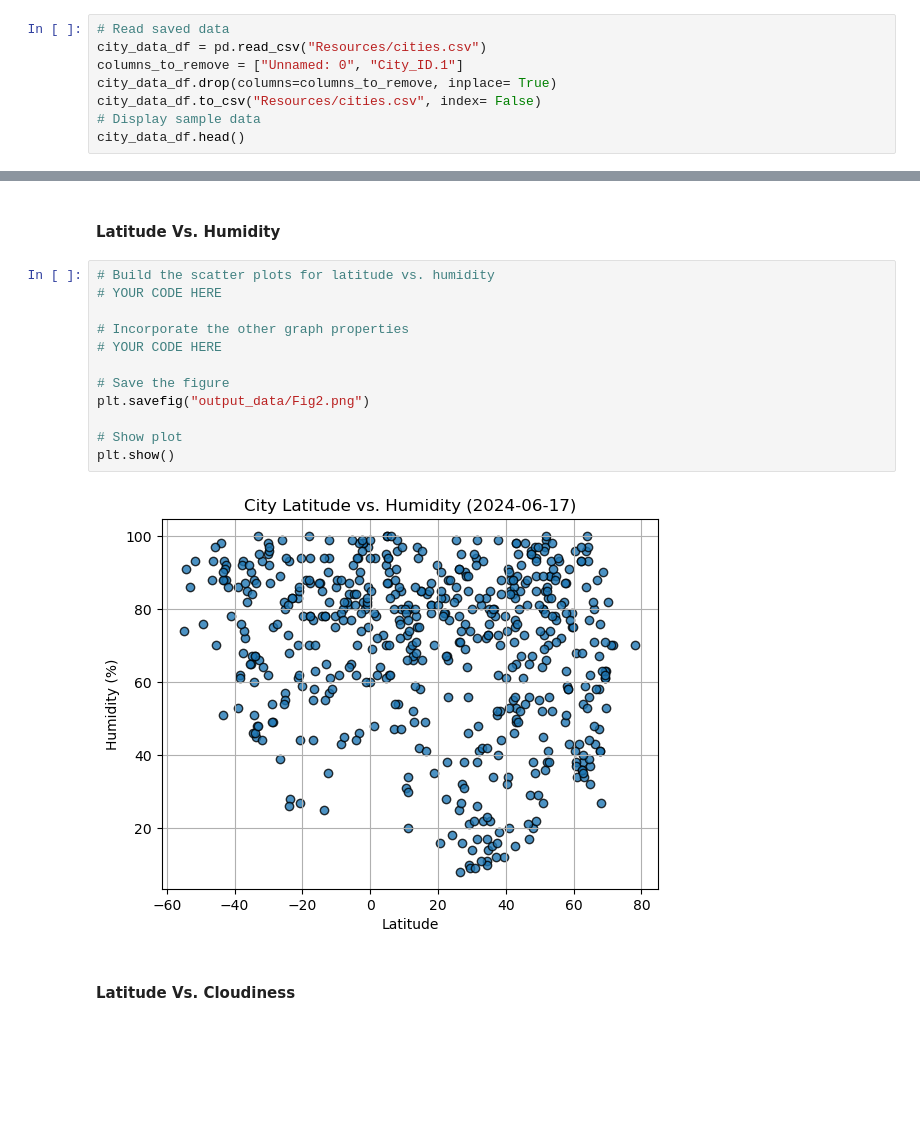
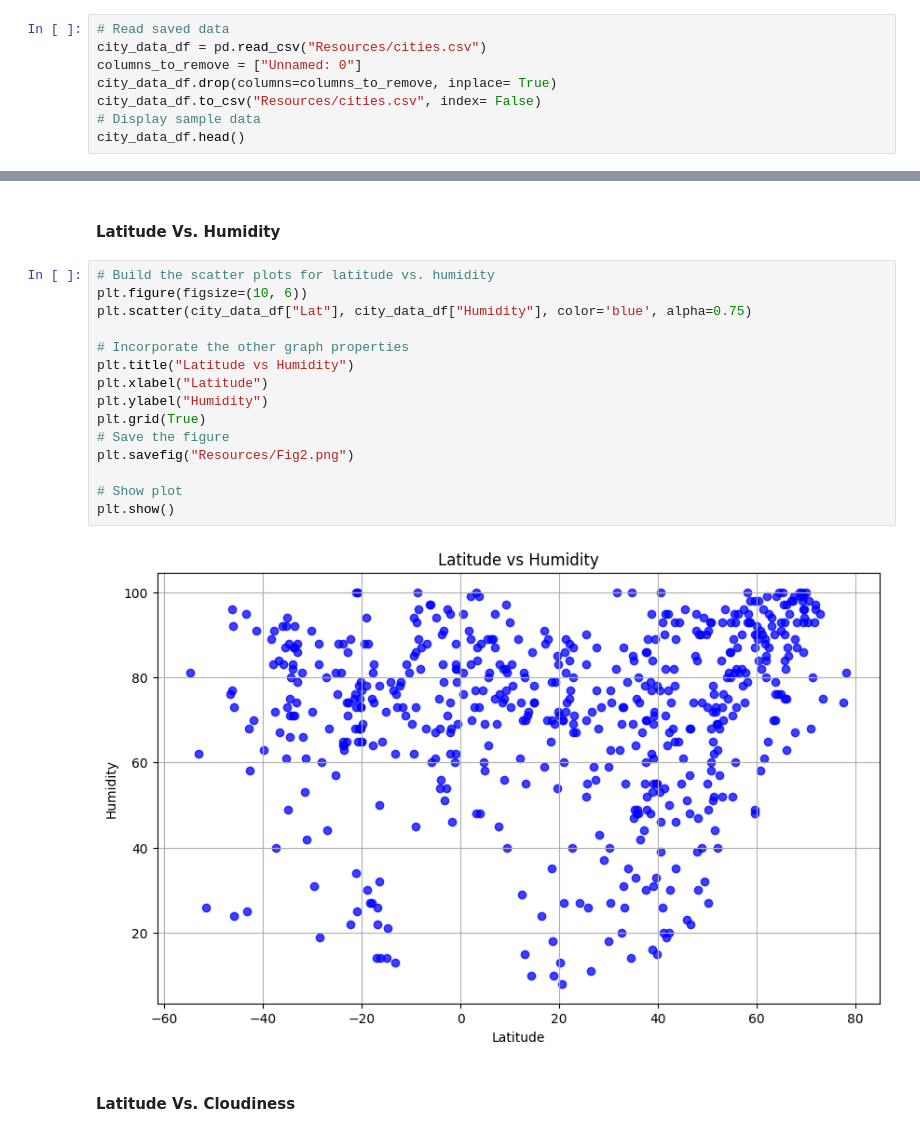
Before and after one commit to JetJagar/API_Data_Analysis, a Jupyter notebook: WeatherPy.ipynb, the cells around one changed output, grey strips where cells are left out. Cells and saved outputs as stored; diff of their text form; blank space fills up the shorter version.

```diff
--- a/WeatherPy.ipynb
+++ b/WeatherPy.ipynb
@@ -195,7 +201,7 @@ city_data_df.to_csv("Resources/cities.csv")
 # %%
 # Read saved data
 city_data_df = pd.read_csv("Resources/cities.csv")
-columns_to_remove = ["Unnamed: 0", "City_ID.1"]
+columns_to_remove = ["Unnamed: 0"]
 city_data_df.drop(columns=columns_to_remove, inplace= True)
 city_data_df.to_csv("Resources/cities.csv", index= False)
 # Display sample data
@@ -229,18 +240,21 @@ plt.show()
 #### Latitude Vs. Humidity
 # %%
 # Build the scatter plots for latitude vs. humidity
-# YOUR CODE HERE
+plt.figure(figsize=(10, 6))
+plt.scatter(city_data_df["Lat"], city_data_df["Humidity"], color='blue', alpha=0.75)
 
 # Incorporate the other graph properties
-# YOUR CODE HERE
-
+plt.title("Latitude vs Humidity")
+plt.xlabel("Latitude")
+plt.ylabel("Humidity")
+plt.grid(True)
 # Save the figure
-plt.savefig("output_data/Fig2.png")
+plt.savefig("Resources/Fig2.png")
 
 # Show plot
 plt.show()
 # %% [output]
-[figure, old version]
+[figure, new version]
 # %% [markdown]
 #### Latitude Vs. Cloudiness
 # %%
```
Also changed, not shown: parts of 9 cells of this notebook, 4 other files.
